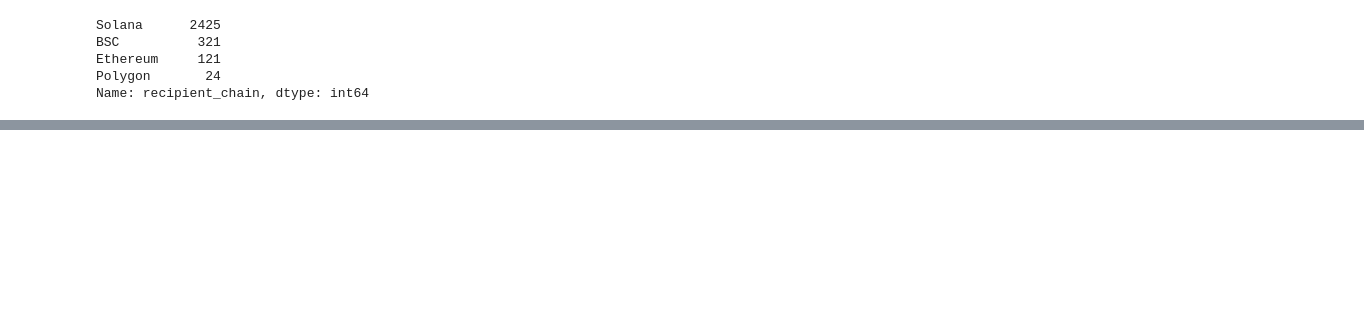
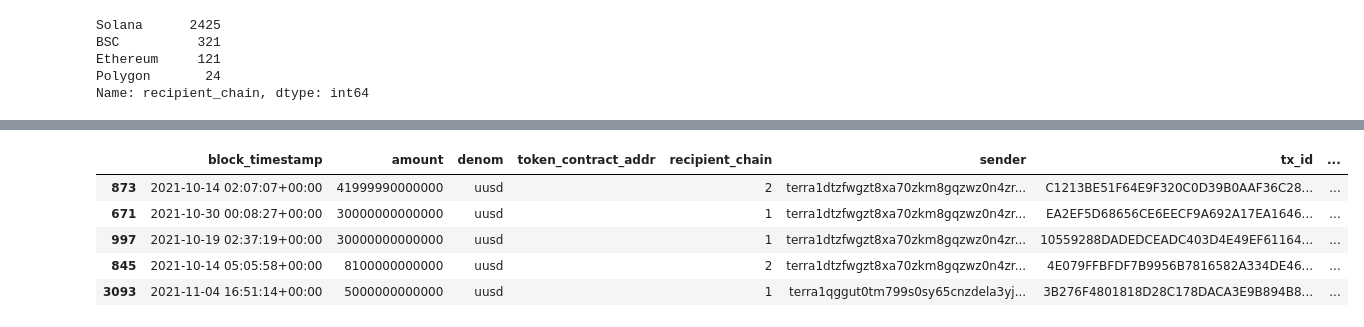
Before and after one commit to IncioMan/on-chain-data-analysis, a Jupyter notebook: wormhole/Terra - Wormhole - Terra Bridge.ipynb, the cells around one changed output, grey strips where cells are left out. Saved outputs shown, nothing was run; the diff lists cells and outputs as text; code cells hidden in the pictures; blank space fills up the shorter version.

```diff
--- a/wormhole/Terra - Wormhole - Terra Bridge.ipynb
+++ b/wormhole/Terra - Wormhole - Terra Bridge.ipynb
@@ -195,0 +202,9 @@ Name: token_name, dtype: int64
+# %%
+wh_send[wh_send.token_name == 'uusd'].sort_values(by="amount", ascending=False).head()
+# %% [output]
+|  | block_timestamp | amount | denom | token_contract_addr | recipient_chain | sender | tx_id | ... |
+| 873 | 2021-10-14 02:07:07+00:00 | 41999990000000 | uusd |  | 2 | terra1dtzfwgzt8xa70zkm8gqzwz0n4zr... | C1213BE51F64E9F320C0D39B0AAF36C28... | ... |
+| 671 | 2021-10-30 00:08:27+00:00 | 30000000000000 | uusd |  | 1 | terra1dtzfwgzt8xa70zkm8gqzwz0n4zr... | EA2EF5D68656CE6EECF9A692A17EA1646... | ... |
+| 997 | 2021-10-19 02:37:19+00:00 | 30000000000000 | uusd |  | 1 | terra1dtzfwgzt8xa70zkm8gqzwz0n4zr... | 10559288DADEDCEADC403D4E49EF61164... | ... |
+| 845 | 2021-10-14 05:05:58+00:00 | 8100000000000 | uusd |  | 2 | terra1dtzfwgzt8xa70zkm8gqzwz0n4zr... | 4E079FFBFDF7B9956B7816582A334DE46... | ... |
+| 3093 | 2021-11-04 16:51:14+00:00 | 5000000000000 | uusd |  | 1 | terra1qggut0tm799s0sy65cnzdela3yj... | 3B276F4801818D28C178DACA3E9B894B8... | ... |
```
Also changed, not shown: parts of 15 cells of this notebook.
